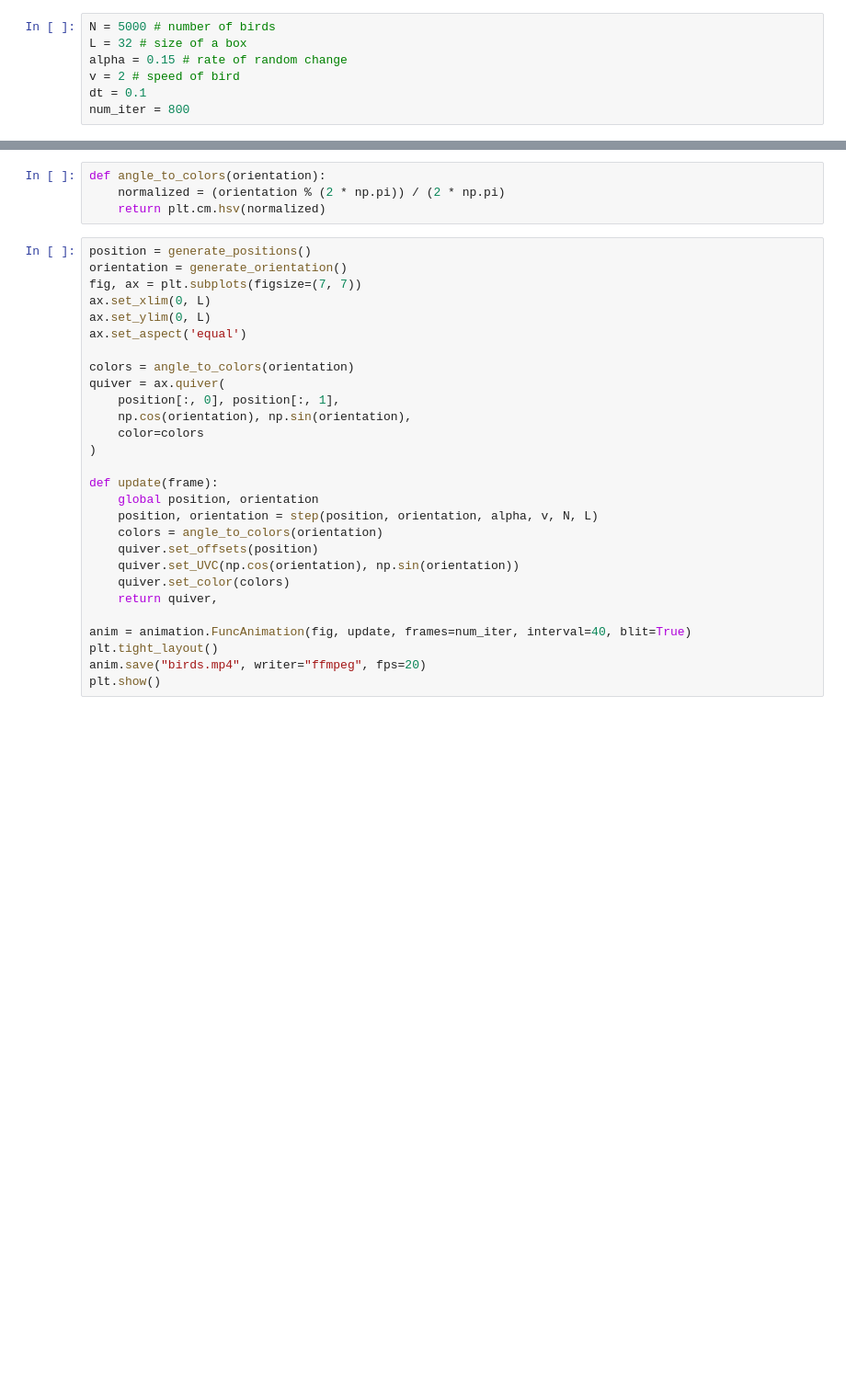
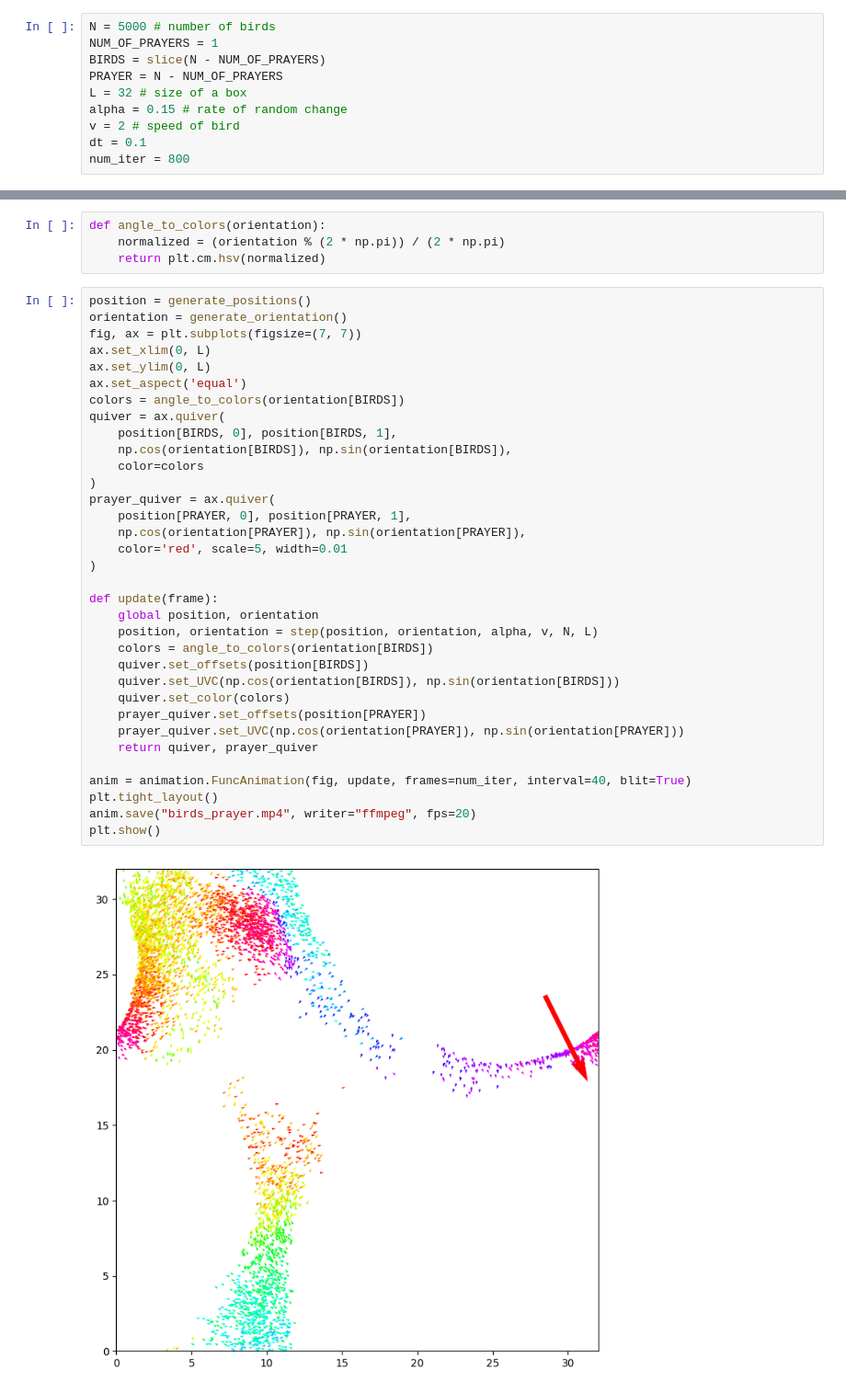
Before and after one commit to illyayurchanka/Simulations, a Jupyter notebook: swarm/swarm_of_birds_with_predator.ipynb, the cells around one changed output, grey strips where cells are left out. Shown at 92% size. Cells and saved outputs as stored; diff of their text form; blank space fills up the shorter version.

```diff
--- a/swarm/swarm_of_birds_with_predator.ipynb
+++ b/swarm/swarm_of_birds_with_predator.ipynb
@@ -4,6 +4,9 @@ from scipy.spatial import cKDTree
 from scipy.sparse import coo_matrix
 # %%
 N = 5000 # number of birds
+NUM_OF_PRAYERS = 1
+BIRDS = slice(N - NUM_OF_PRAYERS)
+PRAYER = N - NUM_OF_PRAYERS
 L = 32 # size of a box
 alpha = 0.15 # rate of random change
 v = 2 # speed of bird
@@ -58,28 +92,36 @@ def angle_to_colors(orientation):
 # %%
 position = generate_positions()
 orientation = generate_orientation()
 fig, ax = plt.subplots(figsize=(7, 7))
 ax.set_xlim(0, L)
 ax.set_ylim(0, L)
 ax.set_aspect('equal')
-
-colors = angle_to_colors(orientation)
+colors = angle_to_colors(orientation[BIRDS])
 quiver = ax.quiver(
-    position[:, 0], position[:, 1],
-    np.cos(orientation), np.sin(orientation),
+    position[BIRDS, 0], position[BIRDS, 1],
+    np.cos(orientation[BIRDS]), np.sin(orientation[BIRDS]),
     color=colors
+)
+prayer_quiver = ax.quiver(
+    position[PRAYER, 0], position[PRAYER, 1],
+    np.cos(orientation[PRAYER]), np.sin(orientation[PRAYER]),
+    color='red', scale=5, width=0.01
 )
 
 def update(frame):
     global position, orientation
     position, orientation = step(position, orientation, alpha, v, N, L)
-    colors = angle_to_colors(orientation)
-    quiver.set_offsets(position)
-    quiver.set_UVC(np.cos(orientation), np.sin(orientation))
+    colors = angle_to_colors(orientation[BIRDS])
+    quiver.set_offsets(position[BIRDS])
+    quiver.set_UVC(np.cos(orientation[BIRDS]), np.sin(orientation[BIRDS]))
     quiver.set_color(colors)
-    return quiver,
+    prayer_quiver.set_offsets(position[PRAYER])
+    prayer_quiver.set_UVC(np.cos(orientation[PRAYER]), np.sin(orientation[PRAYER]))
+    return quiver, prayer_quiver
 
 anim = animation.FuncAnimation(fig, update, frames=num_iter, interval=40, blit=True)
 plt.tight_layout()
-anim.save("birds.mp4", writer="ffmpeg", fps=20)
+anim.save("birds_prayer.mp4", writer="ffmpeg", fps=20)
 plt.show()
+# %% [output]
+[figure, added]
```
Also changed, not shown: parts of 3 cells of this notebook, 11 other files.
